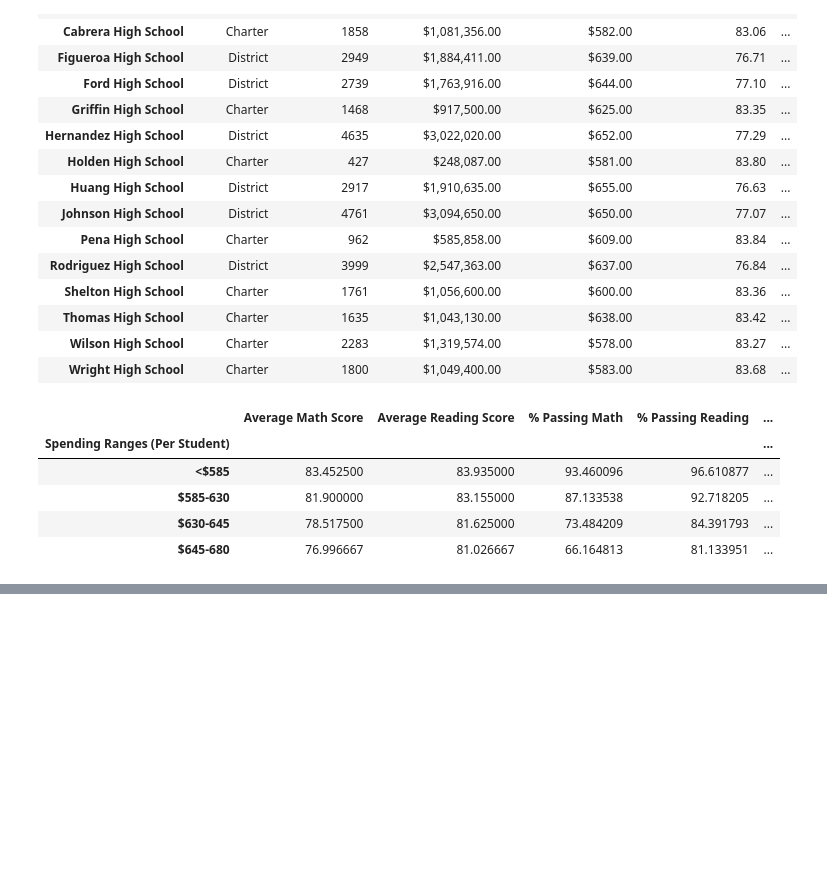
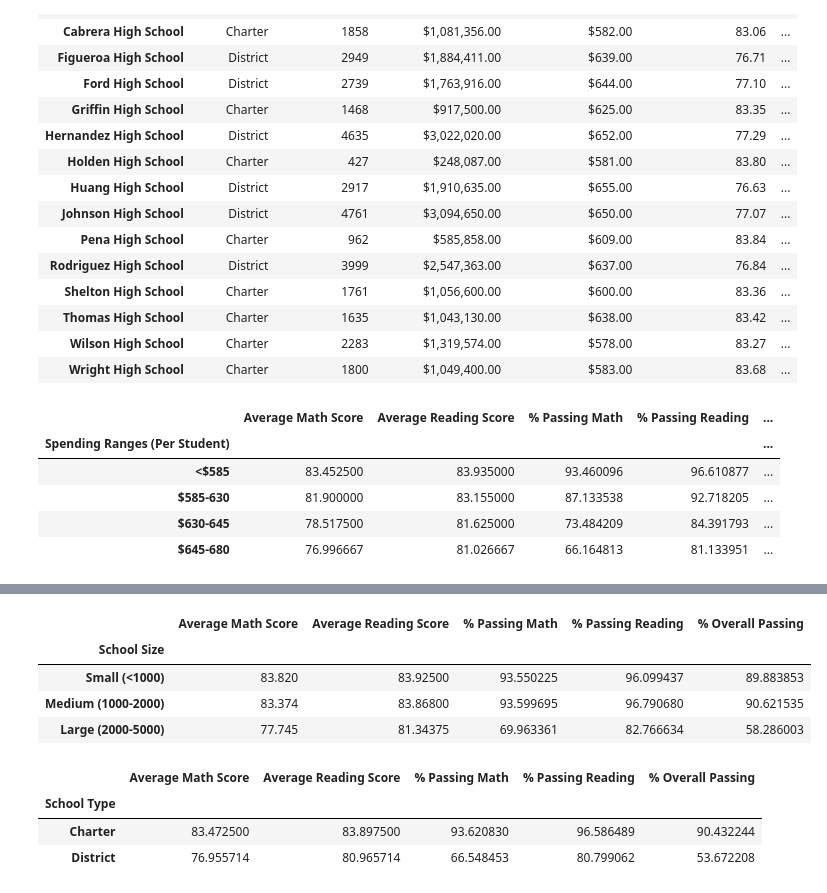
Before and after one commit to JustinS25/pandas-challenge, a Jupyter notebook: PyCitySchools/PyCitySchools Jupyter Notebook.ipynb, the cells around one changed output, grey strips where cells are left out. Cells and saved outputs as stored; diff of their text form; code cells hidden in the pictures; blank space fills up the shorter version.

```diff
--- a/PyCitySchools/PyCitySchools Jupyter Notebook.ipynb
+++ b/PyCitySchools/PyCitySchools Jupyter Notebook.ipynb
@@ -553,3 +553,17 @@ spending_summary
 | $585-630 | 81.900000 | 83.155000 | 87.133538 | 92.718205 | ... |
 | $630-645 | 78.517500 | 81.625000 | 73.484209 | 84.391793 | ... |
 | $645-680 | 76.996667 | 81.026667 | 66.164813 | 81.133951 | ... |
+# %%
+# Establish the bins.
+size_bins = [0, 1000, 2000, 5000]
+labels = ["Small (<1000)", "Medium (1000-2000)", "Large (2000-5000)"]
+# %%
+# Categorize the spending based on the bins
+# Use `pd.cut` on the "Total Students" column of the `per_school_summary` DataFrame.
+
+# Must first convert "Total Students" Column to integer type to use cut method. Found astype() online.
+per_school_summary["Total Students"] = per_school_summary["Total Students"].astype(int)
+
+per_school_summary["School Size"] = pd.cut(per_school_summary["Total Students"],
+                                           size_bins, labels = labels, include_lowest = True)
+per_school_summary
@@ -555,0 +588,26 @@ spending_summary
+# %%
+# Calculate averages for the desired columns.
+size_math_scores = per_school_summary.groupby(["School Size"])["Average Math Score"].mean()
+size_reading_scores = per_school_summary.groupby(["School Size"])["Average Reading Score"].mean()
+size_passing_math = per_school_summary.groupby(["School Size"])["% Passing Math"].mean()
+size_passing_reading = per_school_summary.groupby(["School Size"])["% Passing Reading"].mean()
+size_overall_passing = per_school_summary.groupby(["School Size"])["% Overall Passing"].mean()
+
+summary_ovr = [size_math_scores, size_reading_scores, size_passing_math,
+             size_passing_reading, size_overall_passing]
+# %%
+# Create a DataFrame called `size_summary` that breaks down school performance based on school size (small, medium, or large).
+# Use the scores above to create a new DataFrame called `size_summary`
+size_summary = pd.DataFrame(summary_ovr)
+
+# Take transpose of spending_summary because x and y axes are flipped from what was expected. Found function online.
+size_summary = size_summary.transpose()
+
+# Display results
+size_summary
+# %% [output]
+|  | Average Math Score | Average Reading Score | % Passing Math | % Passing Reading | % Overall Passing |
+| School Size |  |  |  |  |  |
+| Small (<1000) | 83.820 | 83.92500 | 93.550225 | 96.099437 | 89.883853 |
+| Medium (1000-2000) | 83.374 | 83.86800 | 93.599695 | 96.790680 | 90.621535 |
+| Large (2000-5000) | 77.745 | 81.34375 | 69.963361 | 82.766634 | 58.286003 |
@@ -555,0 +623,14 @@ spending_summary
+# %%
+# Assemble the new data by type into a DataFrame called `type_summary`
+type_summary = pd.DataFrame(summary_type)
+
+# Take transpose of spending_summary because x and y axes are flipped from what was expected. Found function online.
+type_summary = type_summary.transpose()
+
+# Display results
+type_summary
+# %% [output]
+|  | Average Math Score | Average Reading Score | % Passing Math | % Passing Reading | % Overall Passing |
+| School Type |  |  |  |  |  |
+| Charter | 83.472500 | 83.897500 | 93.620830 | 96.586489 | 90.432244 |
+| District | 76.955714 | 80.965714 | 66.548453 | 80.799062 | 53.672208 |
```
Also changed, not shown: parts of 2 cells of this notebook.
